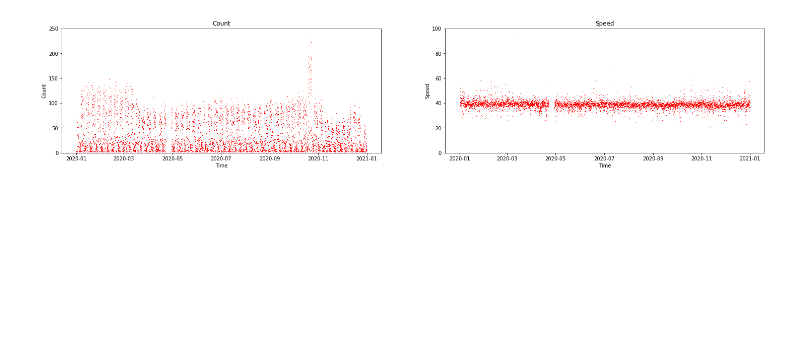
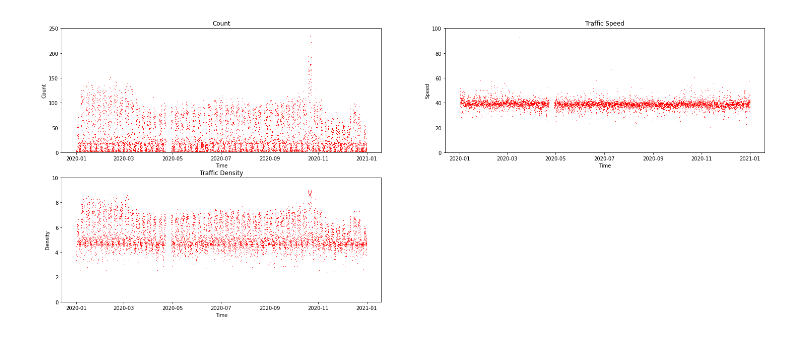
Before and after one commit to MauriceDroll/MeshSummitE14, a Jupyter notebook: verkehrsdaten.ipynb, the cells around one changed output. Saved outputs shown, nothing was run; the diff lists cells and outputs as text; code cells hidden in the pictures; blank space fills up the shorter version.

Commit message:
Add Traffic Density

```diff
--- a/verkehrsdaten.ipynb
+++ b/verkehrsdaten.ipynb
@@ -7,6 +7,9 @@ import datetime
 import numpy as np
 import matplotlib.pyplot as plt
 %matplotlib inline
+
+# Traffic speed limit
+speed_limit = 40
 
 # CSV folder
 folder = '210226_Daten_Hackathon/210226_Daten_Verkehr_Hackathon/'
@@ -25,6 +28,7 @@ class TrafficData:
     count = []
     speed = []
     speed_sum = []
+    density = []
 
     def __init__(self, direction):
         self.direction = direction
@@ -50,6 +54,22 @@ traffic = {}
 
 # Last read timestamp
 last_time = 0
+
+# Limits a value in an interval
+def limit(value, min, max):
+    if value < min:
+        return min
+    elif value > max:
+        return max
+    else:
+        return value
+
+# Maps a range of values to another
+def map(value, min_in, max_in, min_out, max_out):
+    scale = float(value - min_in) / float(max_in - min_in)
+    scale = limit(scale, 0, 1)
+
+    return (scale * float(max_out - min_out)) + min_out
 
 # Read all CSV files
 for file in files:
@@ -84,35 +104,48 @@ for file in files:
             current.add_data(time, speed)
 
             # Set average speed
             if last_time != time:
                 index = 0
                 if last_time in current.time:
                     index = current.time.index(last_time)
 
-                current.speed.append(current.speed_sum[index] / current.count[index])
+                count = current.count[index]
+                speed = current.speed_sum[index] / count
+                density = (map(count, 0, 150, 0, 9) + map(speed, 0, speed_limit, 0, 9)) / 2
+
+                current.speed.append(speed)
+                current.density.append(density)
                 last_time = time
 
 
 data = traffic["Richtung A nach B"]
 array = np.array([data.count, data.speed, data.hour, data.weekday, data.week_number])
 
-# Plot count
+# Plot vehicle count
 fig = plt.figure(figsize =(25, 10))
 sub1 = fig.add_subplot(221)
 sub1.set_title('Count')
 sub1.set_xlabel('Time')
 sub1.set_ylabel('Count')
 sub1.set_ylim(0, 250)
 sub1.plot(data.time, data.count, 'r,')
 
-# Plot speed
+# Plot traffic speed
 sub2 = fig.add_subplot(222)
-sub2.set_title('Speed')
+sub2.set_title('Traffic Speed')
 sub2.set_xlabel('Time')
 sub2.set_ylabel('Speed')
 sub2.set_ylim(0, 100)
 sub2.plot(data.time, data.speed, 'r,')
 
+# Plot traffic density
+sub3 = fig.add_subplot(223)
+sub3.set_title('Traffic Density')
+sub3.set_xlabel('Time')
+sub3.set_ylabel('Density')
+sub3.set_ylim(0, 10)
+sub3.plot(data.time, data.density, 'r,')
+
 plt.show()
 # %% [output]
-[figure, old version]
+[figure, new version]
```
